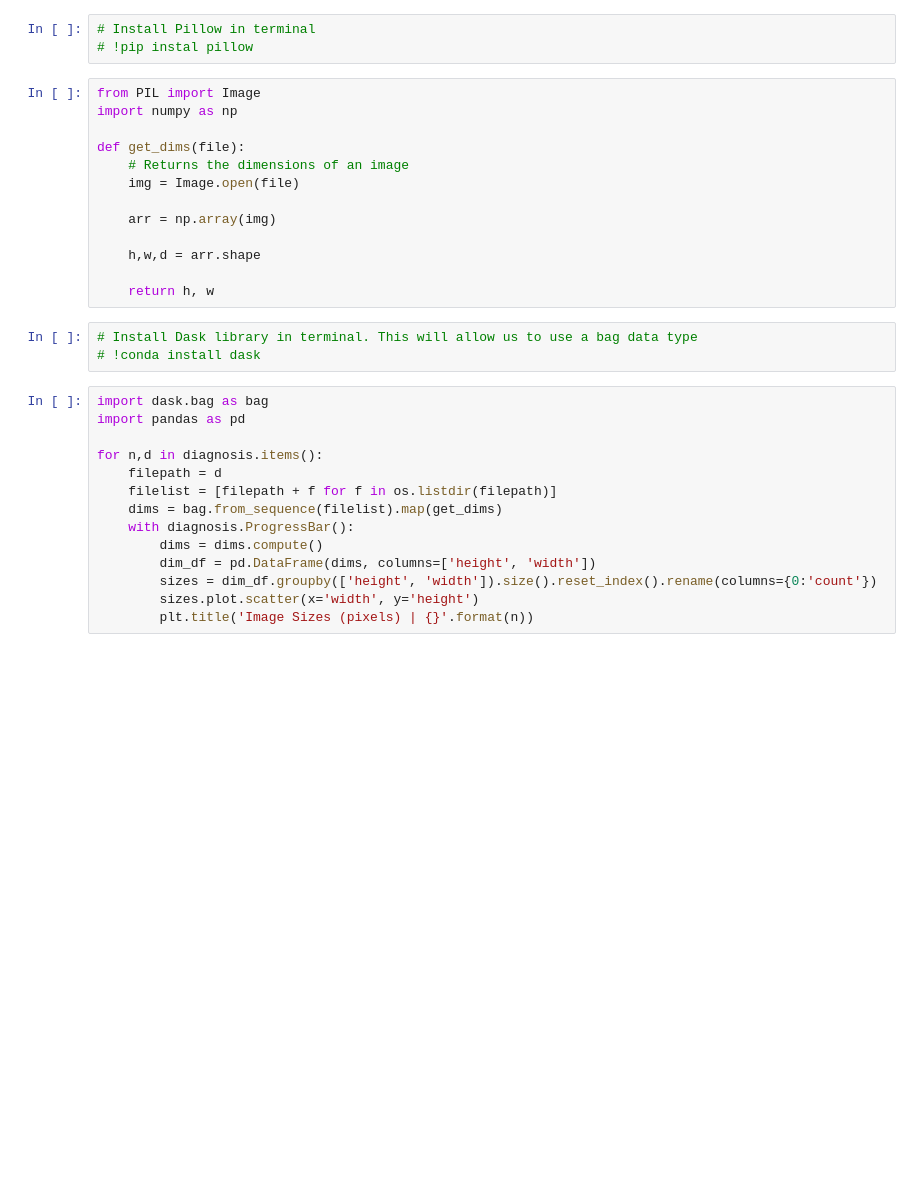
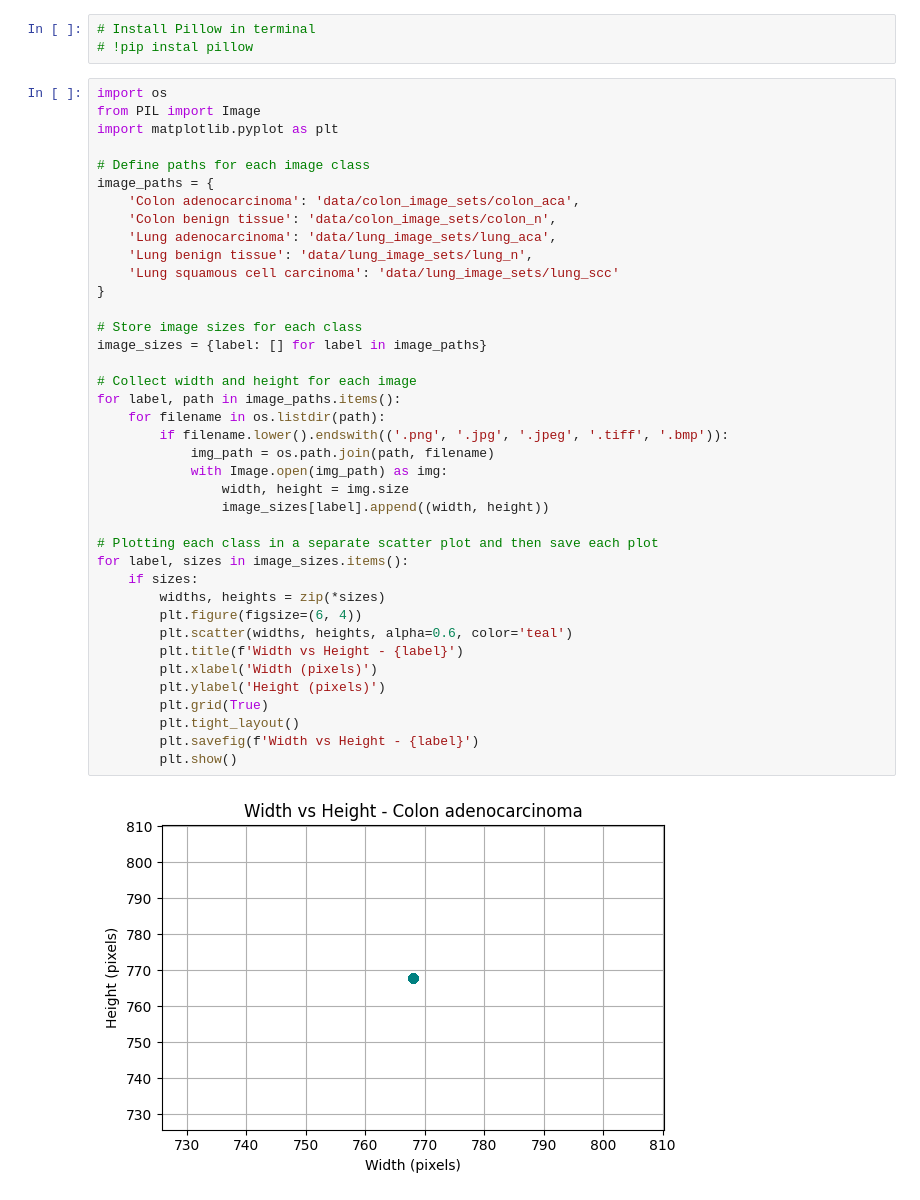
Before and after one commit to shreyadas-maple/Lung-and-Colon-Cancer-Image-Classifier, a Jupyter notebook: Phase 1.ipynb, the cells around one changed output. Saved outputs shown, nothing was run; the diff lists cells and outputs as text; blank space fills up the shorter version.

```diff
--- a/Phase 1.ipynb
+++ b/Phase 1.ipynb
@@ -62,33 +70,44 @@ We will plot the height and width of the images in a scatter plot. First we grab
 # %%
 # Install Pillow in terminal
 # !pip instal pillow
-# %%
-from PIL import Image
-import numpy as np
-
-def get_dims(file):
-    # Returns the dimensions of an image
-    img = Image.open(file)
-
-    arr = np.array(img)
-
-    h,w,d = arr.shape
-
-    return h, w
-# %%
-# Install Dask library in terminal. This will allow us to use a bag data type
-# !conda install dask
-# %%
-import dask.bag as bag
-import pandas as pd
-
-for n,d in diagnosis.items():
-    filepath = d
-    filelist = [filepath + f for f in os.listdir(filepath)]
-    dims = bag.from_sequence(filelist).map(get_dims)
-    with diagnosis.ProgressBar():
-        dims = dims.compute()
-        dim_df = pd.DataFrame(dims, columns=['height', 'width'])
-        sizes = dim_df.groupby(['height', 'width']).size().reset_index().rename(columns={0:'count'})
-        sizes.plot.scatter(x='width', y='height')
-        plt.title('Image Sizes (pixels) | {}'.format(n))
+# %%
+import os
+from PIL import Image
+import matplotlib.pyplot as plt
+
+# Define paths for each image class
+image_paths = {
+    'Colon adenocarcinoma': 'data/colon_image_sets/colon_aca',
+    'Colon benign tissue': 'data/colon_image_sets/colon_n',
+    'Lung adenocarcinoma': 'data/lung_image_sets/lung_aca',
+    'Lung benign tissue': 'data/lung_image_sets/lung_n',
+    'Lung squamous cell carcinoma': 'data/lung_image_sets/lung_scc'
+}
+
+# Store image sizes for each class
+image_sizes = {label: [] for label in image_paths}
+
+# Collect width and height for each image
+for label, path in image_paths.items():
+    for filename in os.listdir(path):
+        if filename.lower().endswith(('.png', '.jpg', '.jpeg', '.tiff', '.bmp')):
+            img_path = os.path.join(path, filename)
+            with Image.open(img_path) as img:
+                width, height = img.size
+                image_sizes[label].append((width, height))
+
+# Plotting each class in a separate scatter plot and then save each plot
+for label, sizes in image_sizes.items():
+    if sizes:
+        widths, heights = zip(*sizes)
+        plt.figure(figsize=(6, 4))
+        plt.scatter(widths, heights, alpha=0.6, color='teal')
+        plt.title(f'Width vs Height - {label}')
+        plt.xlabel('Width (pixels)')
+        plt.ylabel('Height (pixels)')
+        plt.grid(True)
+        plt.tight_layout()
+        plt.savefig(f'Width vs Height - {label}')
+        plt.show()
+# %% [output]
+[figure, added]
```
Also changed, not shown: parts of 4 cells of this notebook, 6 other files.
